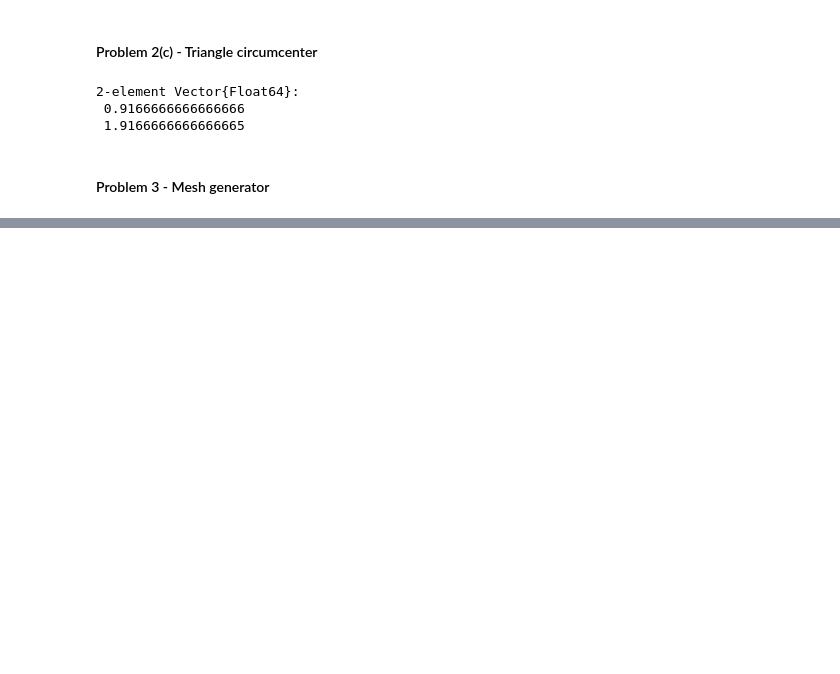
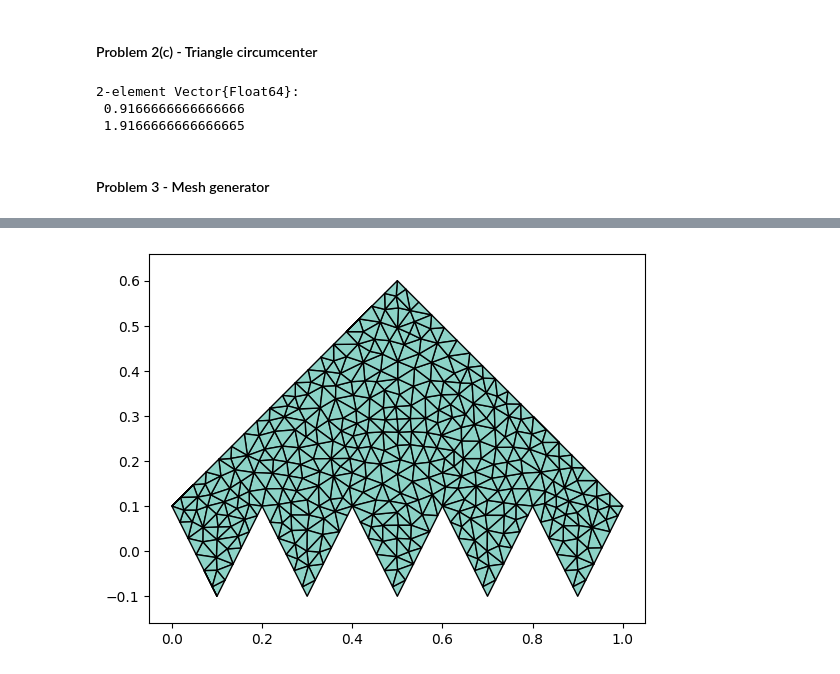
Before and after one commit to TagoreZhao/MATH124, a Jupyter notebook: PA3.ipynb, the cells around one changed output, grey strips where cells are left out. Saved outputs shown, nothing was run; the diff lists cells and outputs as text; code cells hidden in the pictures; blank space fills up the shorter version.

```diff
--- a/PA3.ipynb
+++ b/PA3.ipynb
@@ -260,0 +265,7 @@ pmesh(pv, 0.2)
+# %%
+pv = [[i/10,0.1*(-1)^i] for i = 0:10]
+append!(pv, [[.5,.6], [0,.1]])
+p,t = pmesh(pv, 0.04)
+tplot(p,t)
+# %% [output]
+[figure, added]
```
Also changed, not shown: parts of 3 cells of this notebook.
